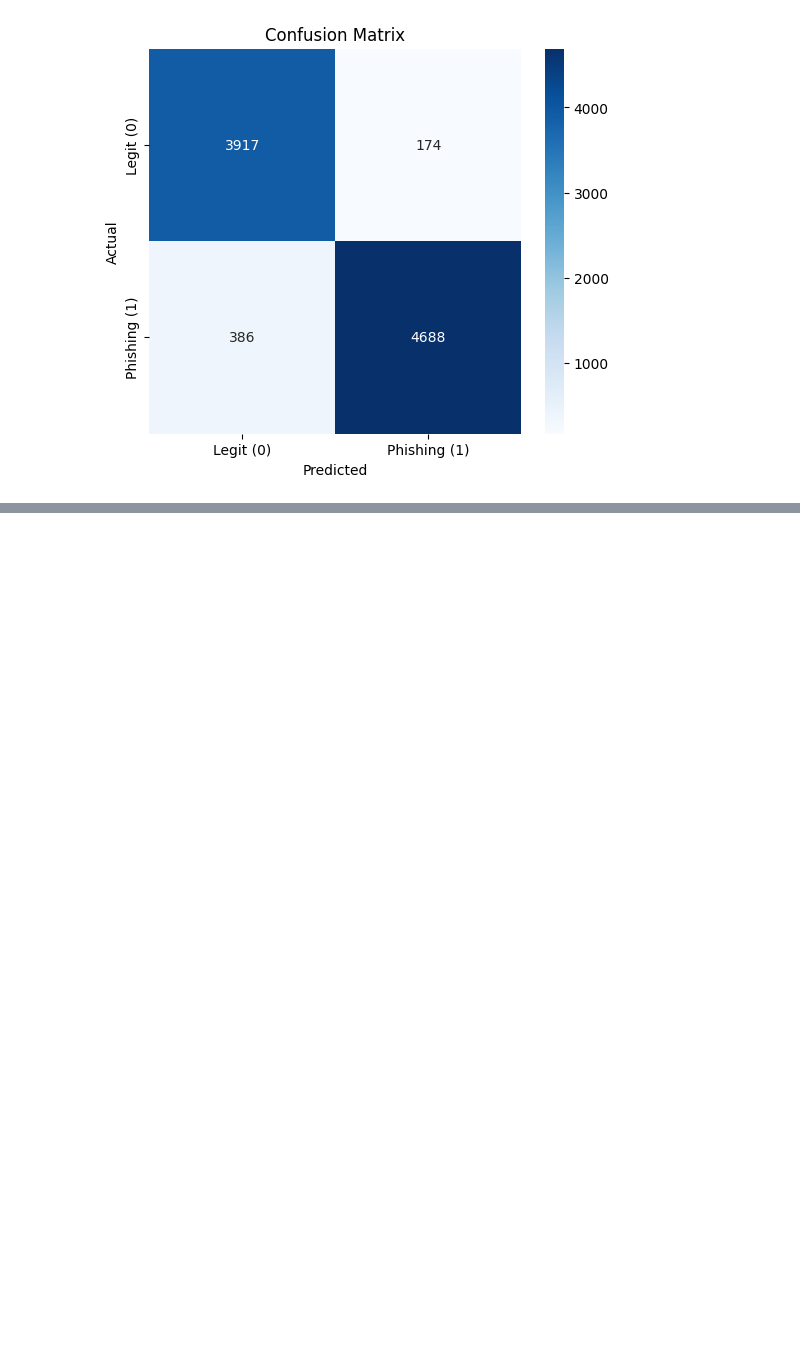
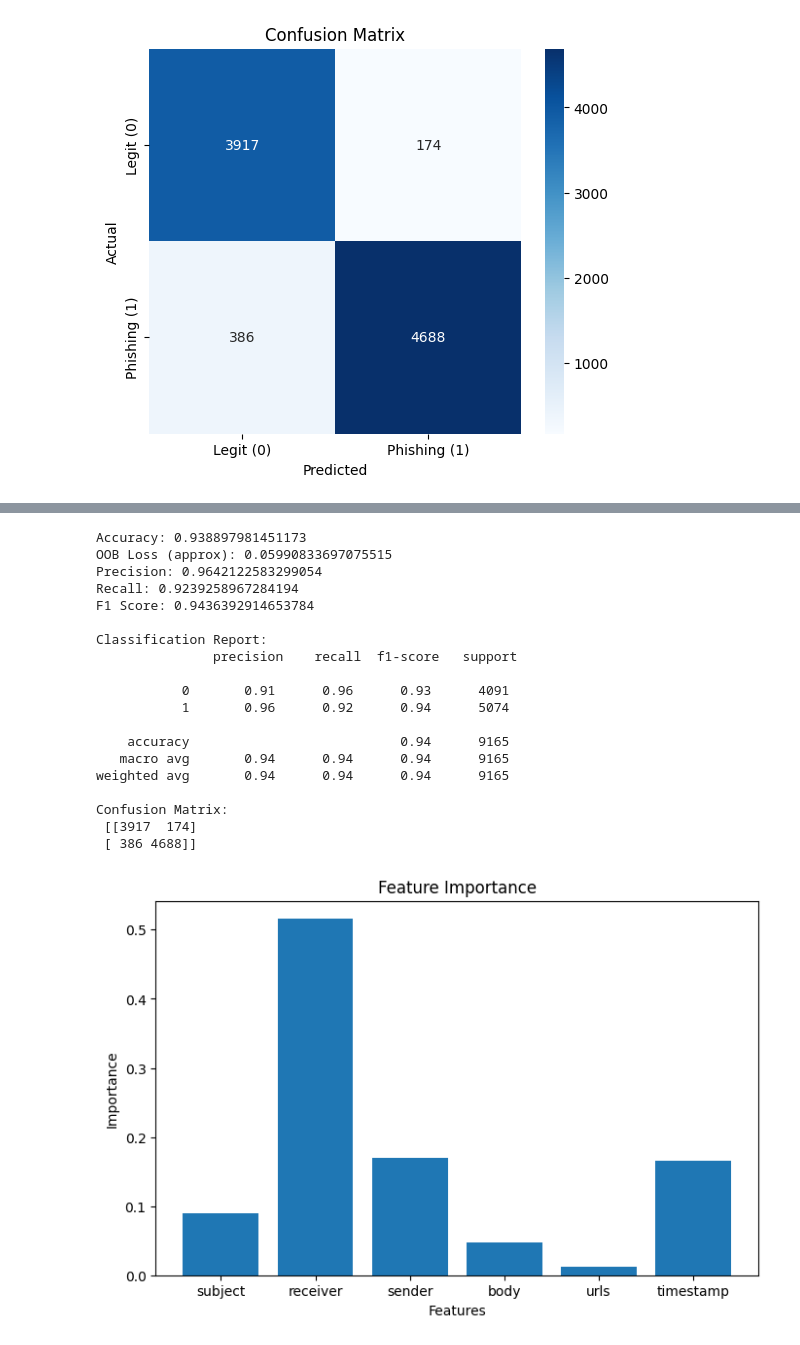
Before and after one commit to surya211099/DetectingPhishingEmail, a Jupyter notebook: DetectPhishingMail.ipynb, the cells around one changed output, grey strips where cells are left out. Cells and saved outputs as stored; diff of their text form; code cells hidden in the pictures; blank space fills up the shorter version.

```diff
--- a/DetectPhishingMail.ipynb
+++ b/DetectPhishingMail.ipynb
@@ -495,0 +530,69 @@ plt.show()
+# %%
+# Import libraries
+import pandas as pd
+import matplotlib.pyplot as plt
+from sklearn.ensemble import RandomForestClassifier
+from sklearn.model_selection import train_test_split
+from sklearn.metrics import accuracy_score, precision_score, recall_score, f1_score, classification_report, confusion_matrix
+
+# Load dataset
+data = pd.read_csv("/content/drive/MyDrive/Dessertation/phishing_numeric_dataset.csv")
+
+# Assume target column is 'label'
+X = data.drop("label", axis=1)
+y = data["label"]
+
+# Train-test split
+X_train, X_test, y_train, y_test = train_test_split(X, y, test_size=0.2, random_state=42)
+
+# Initialize Random Forest with OOB enabled
+rf = RandomForestClassifier(n_estimators=100, random_state=42, oob_score=True)
+rf.fit(X_train, y_train)
+
+# Predictions
+y_pred = rf.predict(X_test)
+
+# Metrics
+accuracy = accuracy_score(y_test, y_pred)
+precision = precision_score(y_test, y_pred)
+recall = recall_score(y_test, y_pred)
+f1 = f1_score(y_test, y_pred)
+oob_loss = 1 - rf.oob_score_  # OOB error as a loss approximation
+
+print("Accuracy:", accuracy)
+print("OOB Loss (approx):", oob_loss)
+print("Precision:", precision)
+print("Recall:", recall)
+print("F1 Score:", f1)
+print("\nClassification Report:\n", classification_report(y_test, y_pred))
+print("Confusion Matrix:\n", confusion_matrix(y_test, y_pred))
+
+# Plot feature importance
+importances = rf.feature_importances_
+plt.figure(figsize=(8,5))
+plt.bar(X.columns, importances)
+plt.title("Feature Importance")
+plt.xlabel("Features")
+plt.ylabel("Importance")
+plt.show()
+# %% [output]
+Accuracy: 0.938897981451173
+OOB Loss (approx): 0.05990833697075515
+Precision: 0.9642122583299054
+Recall: 0.9239258967284194
+F1 Score: 0.9436392914653784
+
+Classification Report:
+               precision    recall  f1-score   support
+
+           0       0.91      0.96      0.93      4091
+           1       0.96      0.92      0.94      5074
+
+    accuracy                           0.94      9165
+   macro avg       0.94      0.94      0.94      9165
+weighted avg       0.94      0.94      0.94      9165
+
+Confusion Matrix:
+ [[3917  174]
+ [ 386 4688]]
+[figure, added]
```
Also changed, not shown: parts of 3 cells of this notebook.
